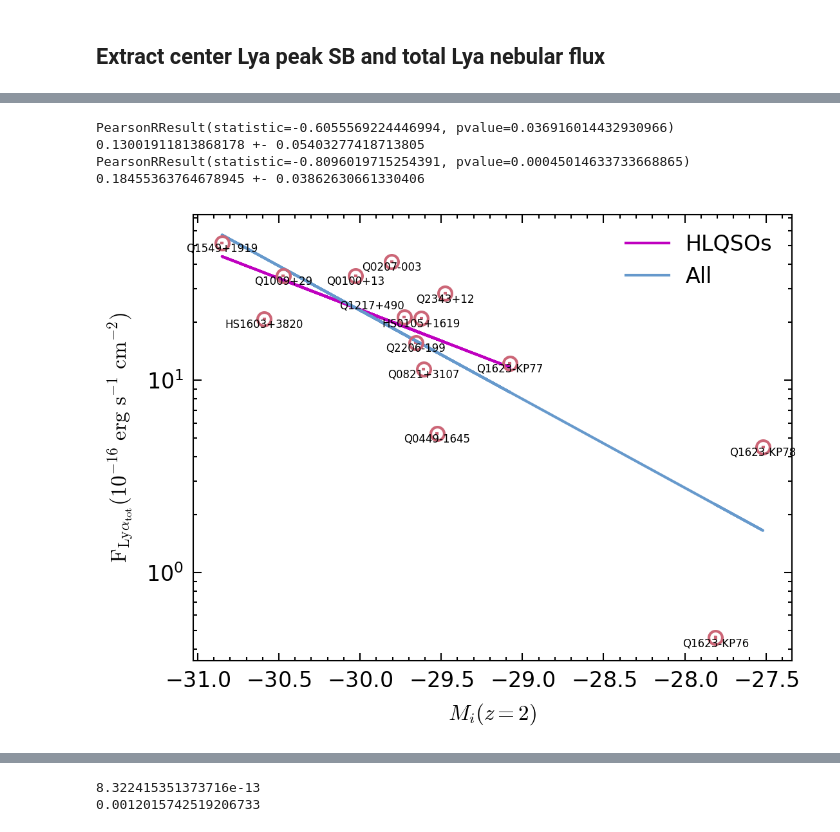
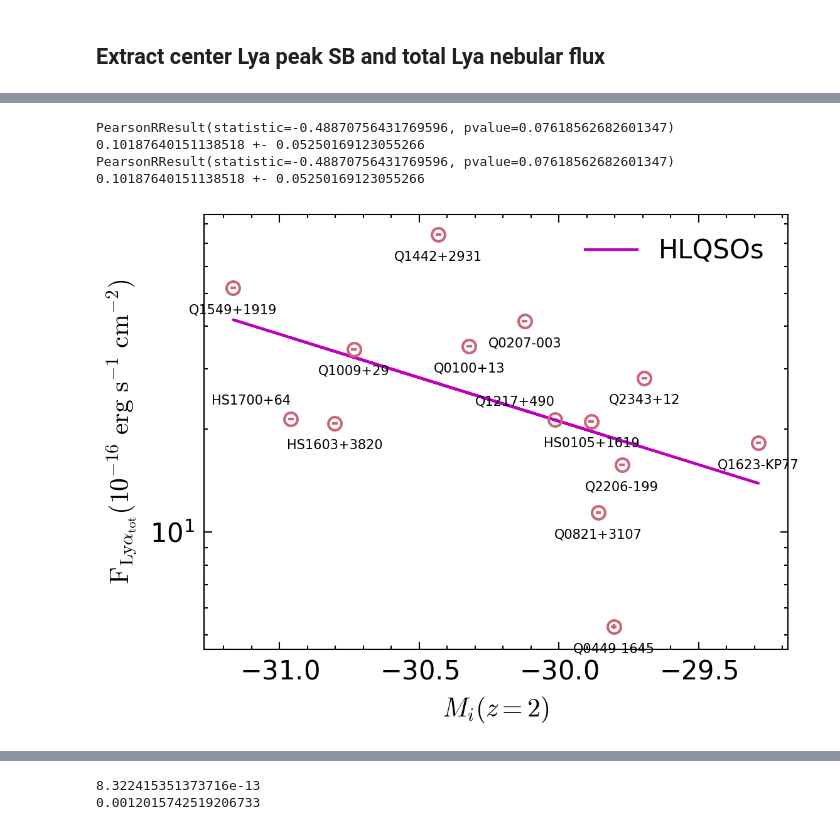
Before and after one commit to yuanzeding/KBSS_DataAnalysis, a Jupyter notebook: correlation.ipynb, the cells around one changed output, grey strips where cells are left out. Saved outputs shown, nothing was run; the diff lists cells and outputs as text; code cells hidden in the pictures.

```diff
--- a/correlation.ipynb
+++ b/correlation.ipynb
@@ -2183,36 +2227,40 @@ rextract=3.5 #radius of arcsec to extract nuclear averaged SB
 #qsos_bright = ascii.read(KBSSpath+"/KCWI/qsos_bright_updated.list",format="ipac")
 qsos_bright = ascii.read(KBSSpath+"/KCWI/qsos_bright_updated_full.list",format="ipac")
 
-for id in id_HL:
+for id in qsos_bright["Name"]:
     sentry=qsos_bright[qsos_bright["Name"]==id]
     sourcename=id
     #sourcename=re.findall(r"-(.*)",id)[1]
     field=sentry["Field"][0]
     #cubename=sentry["Cube"].value[0]
-    contam=sentry["contam"].value[0]
-    if contam=="True":
+    #contam=sentry["contam"].value[0]
+    #if contam=="True":
+    #    continue
+    if field =="Q0142":
         continue
-    if field=="Q1623":
+    if field=="Q1623" and sourcename!="Q1623-KP77":
         subid=re.findall(r"-(.*)",id)[0]
         cubename=qsos[qsos["Name"]==subid]["Cube"][0]
 
         dapath=KBSSpath+"/"+field+"/{}/kcwi_oned".format(cubename)
         subdapath=KBSSpath+"/"+field+"/{}/kcwi_oned".format(subid)
         Subfile = subdapath+"/{}-{}_icubes_wcs.PSFCONTSub.fits".format(field.lower(),subid)
-
+        #maskfn=subdapath+"/{}-{}_icubes_wcs_20.PSFSub.mask.fits".format(field.lower(),subid)
         cubefile = dapath+"/{}-{}_icubes_wcs.fits".format(field.lower(),cubename)
         varfile=dapath+"/{}-{}_vcubes.fits".format(field.lower(),cubename)
 
         Checkcube=fits.open(subdapath+"/{}-{}_icubes_wcs.PSFCONTSub.Objects_Id_{}.fits".format(field.lower(),subid,linename))
         objcat=np.genfromtxt(subdapath+"/{}-{}_{}.cat".format(field.lower(),subid,linename))
+        contmask=np.zeros(Checkcube[0].data.shape[1:]).astype(bool)
     else:
         subdapath=KBSSpath+"/"+field+"/QSO"
         cubefile = subdapath+"/{}-qso_icubes_wcs.fits".format(field.lower())
         Subfile = subdapath+"/{}-qso_icubes_wcs_20.PSFCONTSub.fits".format(field.lower())
+        maskfn=subdapath+"/{}-{}_icubes_wcs_20.PSFSub.mask.fits".format(field.lower(),"qso")
         varfile=subdapath+"/{}-qso_vcubes.fits".format(field.lower())
         Checkcube=fits.open(subdapath+"/{}-qso_icubes_wcs.PSFCONTSub.Objects_Id_{}.fits".format(field.lower(),linename))
         objcat=np.genfromtxt(subdapath+"/{}-qso_{}.cat".format(field.lower(),linename))
-
+        contmask=fits.open(maskfn)[0].data
 
 
     print("reading",subdapath)
@@ -2268,10 +2316,16 @@ for id in id_HL:
     mask_3d_filtered=np.isin(mask_3d, sel_num.astype(int))
 
 
+    expanded_contmask_image = np.repeat(contmask[np.newaxis, :, :], mask_3d_filtered.shape[0], axis=0)
+
+    mask_3d_filtered=mask_3d_filtered & (~expanded_contmask_image)
+
     region_pix4 = CirclePixelRegion(center=PixCoord(x=s_coord[0],y=s_coord[1]),radius=windowsize)
     rmask=region_pix4.to_mask()
     rmask2D_image = rmask.to_image(mask_3d_filtered.shape[1:])
     expanded_rmask_image = np.repeat(rmask2D_image[np.newaxis, :, :], mask_3d_filtered.shape[0], axis=0)
+
+
 
     inner_pix = CirclePixelRegion(center=PixCoord(x=s_coord[0],y=s_coord[1]),radius=11.5) #inner ring: 11.5 pixels~3.4 arcsec~28 pkpc at z=2.65
     inner2D_image = inner_pix.to_mask().to_image(mask_3d_filtered.shape[1:])
@@ -2283,7 +2337,7 @@ for id in id_HL:
 
     mask_3d_filtered=mask_3d_filtered & (~expanded_rmask_image.astype(bool))
 
-    mask_2d_filtered=np.nansum(mask_3d_filtered,axis=0)
+    mask_2d_filtered=np.nansum(mask_3d_filtered,axis=0).astype(bool)
 
     mask_3d_outer = mask_3d_filtered & expanded_outermask_image.astype(bool) & (~expanded_innermask_image.astype(bool))
 
@@ -2454,7 +2487,7 @@ plt.style.use(["science",'no-latex'])
 plt.rcParams.update({
     "font.family": "dejavu sans",   # specify font family here
     "font.serif": ["Times"],  # specify font here
-    "font.size":8,
+    "font.size":10,
 "legend.fancybox":True})
 #Pub_filt=["sdss.up","sdss.gp","sdss.rp","sdss.ip","sdss.zp","WISE1","WISE2","WISE3","WISE4","2mass.J","2mass.H","2mass.Ks"]
 colorlst=["#CC6677","#88CCEE","#6699CC"]
@@ -2464,6 +2497,7 @@ fx=[]
 fyerr=[]
 #axs.errorbar(merged_set["MRs"],merged_set["Lyatot"]*0.1,xerr=merged_set["MRserr"],ms=1,lw=0.5,yerr=merged_set["Lyatoterr"]*0.1,fmt="^",label="KBSS-KCWI SFG")
 exclude=["Q1623-KP78","Q1623-KP76"]
+#exclude=[]
 fyall=[]
 fxall=[]
 fyerrall=[]
@@ -2474,16 +2508,16 @@ metrics=line_total_flux
 #metrics1=mstar_1
 ms=5
 photpath="/disk/bifrost/yuanze/KBSS/sedfit_master"
-tfs=4
+tfs=5
 band="i"
-qsos_bright = ascii.read(KBSSpath+"/KCWI/qsos_bright_updated_full.list",format="ipac")
-for ind,id in enumerate(line_total_flux.keys()):
+qsos_bright = ascii.read(KBSSpath+"/KCWI/qsos_bright_updated.list",format="ipac")
+for ind,id in enumerate(qsos_bright["Name"]):
     #sourcename=re.findall(r"-(.*)",id)[0]
     sourcename=id
     if sourcename in S_MAXSB.keys():
         sentry=qsos_bright[qsos_bright["Name"]==sourcename]
-        if sentry["contam"].value[0]=="True":
-            continue
+        #if sentry["contam"].value[0]=="True":
+        #    continue
         fieldnow = sentry["Field"][0]
        # if fieldnow=="Q1442" or fieldnow=="Q1009":
       #      continue
@@ -2520,10 +2554,10 @@ for ind,id in enumerate(line_total_flux.keys()):
             fyerrall.append(yerr)
 
         axs.errorbar(x,y,xerr=xerr,yerr=yerr,fmt="o",mfc="None",ms=ms,color=colorlst[0])
-        if sourcename=="Q1217+490":
+        if sourcename in ["Q1217+490","HS1700+64"]:
             axs.text(x,y*1.1,sourcename,fontsize=tfs,horizontalalignment='right')#transform=axs.transAxes,verticalalignment='top',horizontalalignment='right',fontsize=7)
         else:
-            axs.text(x,y,sourcename,fontsize=tfs,horizontalalignment='center',verticalalignment='top')#transform=axs.transAxes,verticalalignment='top',horizontalalignment='right',fontsize=7)
+            axs.text(x,y*0.9,sourcename,fontsize=tfs,horizontalalignment='center',verticalalignment='top')#transform=axs.transAxes,verticalalignment='top',horizontalalignment='right',fontsize=7)
 
 from matplotlib.lines import Line2D
 #proxy_line1 = plt.plot([], [], marker="o",lw=0, mfc="None",ms=ms,color=colorlst[0], label="Type-1 AGN")
@@ -2533,37 +2567,37 @@ axs.set_xlabel(r"$M_{ %s}(z=2)$"%band)
 #axs.set_ylabel(r"$\rm(1+z)^{2} F_{Ly\alpha_{tot}} (10^{-16}~\rm erg~s^{-1}~cm^{-2})$")
 axs.set_ylabel(r"$\rm F_{Ly\alpha_{tot}} (10^{-16}~\rm erg~s^{-1}~cm^{-2})$")
 
 #axs.set_xscale
 #axs.set_xlim([22,26])
 
 axs.set_yscale("log")
 
 resall=scipy.stats.linregress(fxall,np.log10(fyall))
 res=scipy.stats.linregress(fx,np.log10(fy))
 
 axs.plot(fx,10**(res.intercept+res.slope*np.array(fx)),"m",label="HLQSOs")
 
-axs.plot(fxall,10**(resall.intercept+resall.slope*np.array(fxall)),color=colorlst[2],label="All")
+#axs.plot(fxall,10**(resall.intercept+resall.slope*np.array(fxall)),color=colorlst[2],label="All")
 
 #axs.set_yscale("log")
 axs.legend(loc="best")
 
 #axs.set_ylim([-1,10])
 #axs.set_yticks([5e-2,1e-1,1,5,10,100])
 #axs.set_yticklabels([r"5$\times10^{-2}$",r"10$^{-1}$","1","5","10","100"])
 
 
 print(scipy.stats.pearsonr(fx,np.log10(fy)))
 print(res.slope/-2.5,r"+-",res.stderr/2.5)
 
 print(scipy.stats.pearsonr(fxall,np.log10(fyall)))
 print(resall.slope/-2.5,r"+-",resall.stderr/2.5)
 
 #axs.set_xscale("symlog")
-#fig.savefig(KBSSpath+"/fig/Lya_Mi_HLQSOs.pdf")
+fig.savefig(KBSSpath+"/fig/Lya_Mi_HLQSOs.pdf")
 # %% [output]
-PearsonRResult(statistic=-0.6055569224446994, pvalue=0.036916014432930966)
-0.13001911813868178 +- 0.05403277418713805
-PearsonRResult(statistic=-0.8096019715254391, pvalue=0.00045014633733668865)
-0.18455363764678945 +- 0.03862630661330406
+PearsonRResult(statistic=-0.48870756431769596, pvalue=0.07618562682601347)
+0.10187640151138518 +- 0.05250169123055266
+PearsonRResult(statistic=-0.48870756431769596, pvalue=0.07618562682601347)
+0.10187640151138518 +- 0.05250169123055266
-[figure, old version]
+[figure, new version]
```
Also changed, not shown: parts of 28 cells of this notebook, 27 other files.
